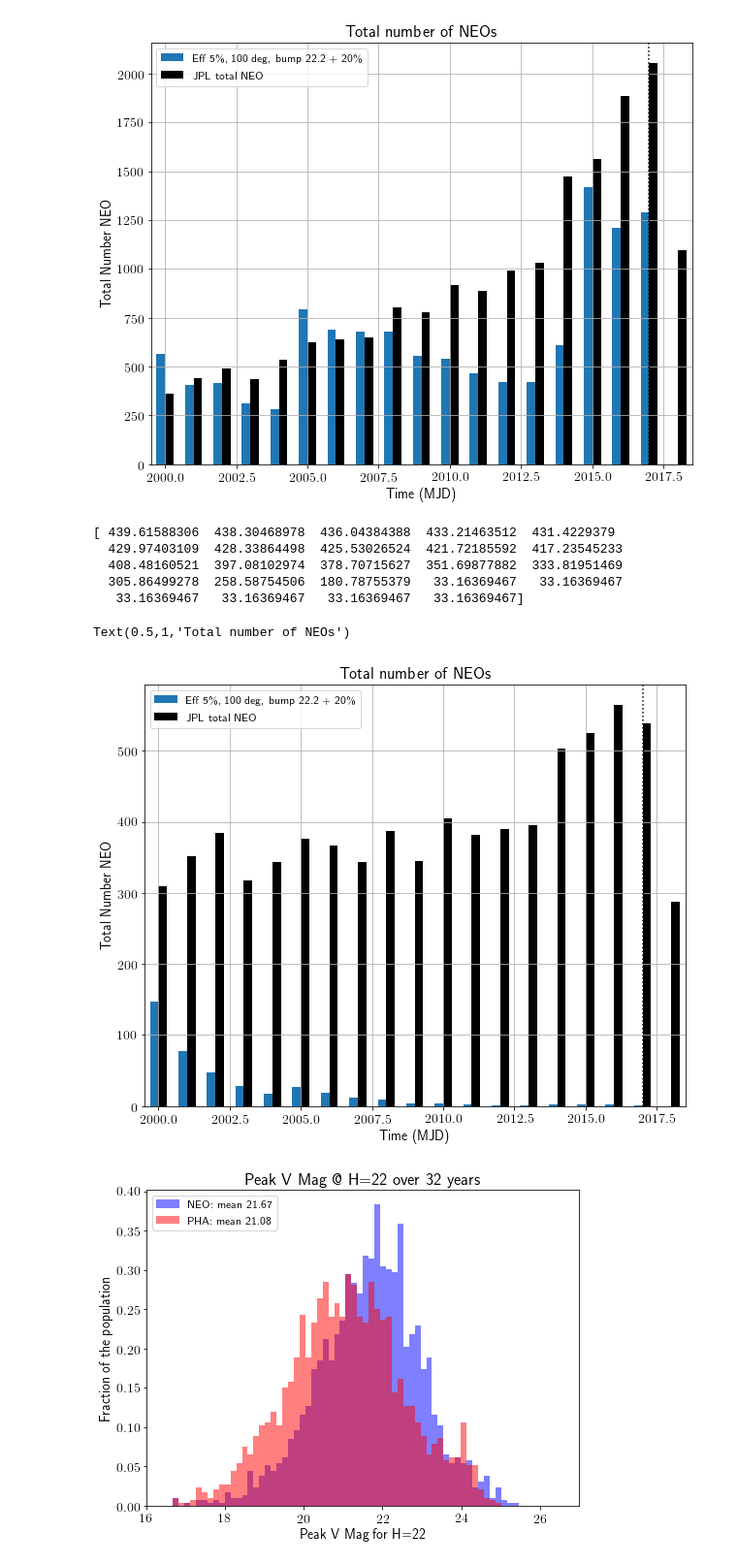
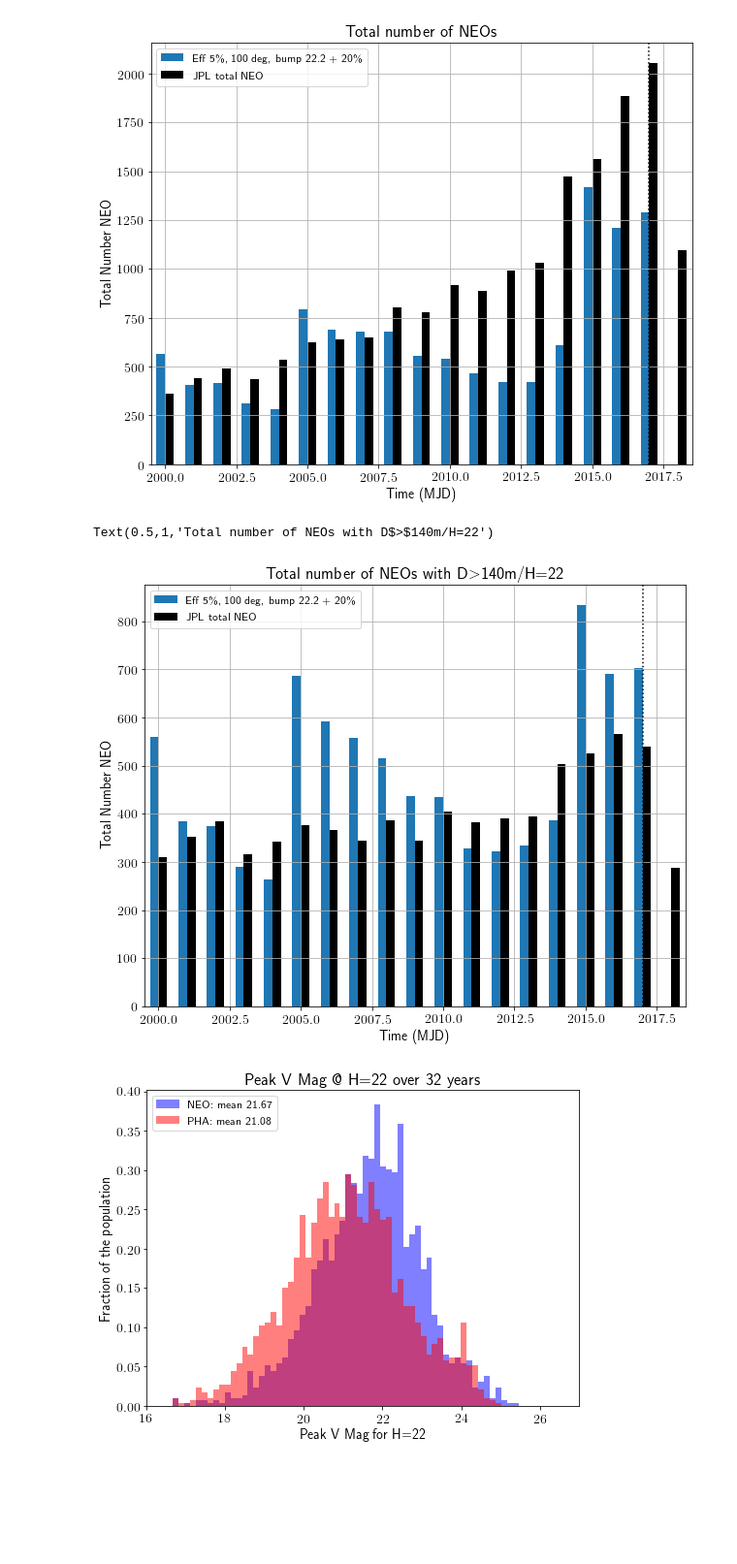
Before and after one commit to rhiannonlynne/notebooks, a Jupyter notebook: Bright Objects Discovery Boost.ipynb, the cells around one changed output. Shown at 97% size. Drawn from its saved outputs; the diff is of its cells as text; code cells hidden in the pictures; blank space fills up the shorter version.

```diff
--- a/Bright Objects Discovery Boost.ipynb
+++ b/Bright Objects Discovery Boost.ipynb
@@ -166,12 +166,14 @@ class MoTotalAtTimeMetric(metrics.BaseMoMetric):
         totalN_H = self.Ntotal * np.power(10., self.Hindex * (Hmid - self.MagRef))
         diffN_H = totalN_H[1:] - totalN_H[:-1]
         # To save metric value, should pick out single number .. for now ok.
-        summaryVal = np.empty((len(times), len(diffN_H)), dtype=[('name', np.str_, 20), ('value', float)])
+        summaryVal = np.empty((len(times), len(diffN_H)), dtype=[('name', np.str_, 20), ('value', float),
+                                                                 ('meta', float)])
         #summaryVal['value'] = totalFound
         for i, time in enumerate(self.times):
             totalFound = (diffN_H * extendedCompleteness[:,i]).cumsum()
             summaryVal['value'][i] = totalFound
             summaryVal['name'][i] = 'Total @ %.2f' % (time)
+            summaryVal['meta'][i] = extendedHvals
         return summaryVal
 # %%
 times = np.arange(51544, 65055+15, 30)
@@ -296,8 +295,9 @@ plt.rc('font', size=14)
 years = (times - 57023) / 365.25 + 2015
 kb = knownBundle['neo'][2]
 tot = np.zeros(len(times), float)
-Hidx = np.where(abs(Hrange - 22) == abs(Hrange - 22).min())[0]
-Hidx = -1
+Hidx = np.where(abs(kb.summaryValues['MoTotalAtTime'][0]['meta'] - 22) ==
+                abs(kb.summaryValues['MoTotalAtTime'][0]['meta'] - 22).min())[0]
+#Hidx = -1
 for i, t in enumerate(times):
     tot[i] = kb.summaryValues['MoTotalAtTime'][i]['value'][Hidx]
 plt.plot(years, tot, label=r'%s' % (bundleNum))
@@ -305,7 +305,7 @@ idx2016 = np.where(np.abs(times - 57388) == np.abs(times - 57388).min())
 idx2022 = np.where(np.abs(times - 59580) == np.abs(times - 59580).min())
 idx2032 = np.where(np.abs(times - 63232) == np.abs(times - 63232).min())
 print(tot[idx2016], tot[idx2022], tot[idx2032])
-plt.plot(dyrs, cneos_data.NEA, color='k', linestyle='--', label=r'JPL total NEO')
+plt.plot(dyrs, cneos_data.NEA140, color='k', linestyle='--', label=r'JPL total NEO')
 plt.xlim(2000, 2032)
 plt.xticks([2000, 2005, 2010, 2015, 2017, 2020, 2025, 2030, 2032])
 #plt.ylim(0, 0.5)
@@ -361,40 +361,34 @@ Text(0.5,1,'Total number of NEOs')
 # %%
 plt.figure(figsize=(10,8))
 plt.rc('text', usetex=True)
 plt.rc('font', size=14)
 years = (times - 57023) / 365.25 + 2015
 kb = knownBundle['neo'][2]
 tot = np.zeros(len(jpl_yearly.Year), float)
-Hidx = np.where(abs(Hrange - 22) == abs(Hrange - 22).min())[0]
+
 for i, yr in enumerate(jpl_yearly.Year):
     idx = np.where(np.abs(years - yr) == np.abs(years - yr).min())[0]
     tot[i] = kb.summaryValues['MoTotalAtTime']['value'][idx][0][Hidx]
 plt.bar(jpl_yearly.Year[1:]-0.15, tot[:-1] - tot[1:], width=0.3, label=r'%s' % (bundleNum))
-print(tot)
 #idx2016 = np.where(np.abs(times - 57388) == np.abs(times - 57388).min())
 #idx2022 = np.where(np.abs(times - 59580) == np.abs(times - 59580).min())
 #idx2032 = np.where(np.abs(times - 63232) == np.abs(times - 63232).min())
 #print(tot[idx2016], tot[idx2022], tot[idx2032])
 plt.bar(jpl_yearly.Year+0.15, jpl_yearly_140m.TOTAL, color='k', width=0.3, linestyle='--', label=r'JPL total NEO')
 plt.xlim(1999.5, 2018.5)
 #plt.xticks([2000, 2005, 2010, 2015, 2017, 2020, 2025, 2030, 2032])
 #plt.ylim(0, 200)
 plt.legend(loc='upper left', fancybox=True, fontsize='smaller', numpoints=1)
 plt.xlabel('Time (MJD)')
 plt.ylabel('Total Number NEO')
 plt.axvline(2017, color='k', linestyle=':')
 plt.axvline(2022, color='k', linestyle=':', alpha=0.5)
 #plt.axvline(2032, color='k', linestyle=':', alpha=0.5)
 plt.grid(True)
-plt.title('Total number of NEOs')
+plt.title('Total number of NEOs with D$>$140m/H=22')
 # %% [output]
-[ 439.61588306  438.30468978  436.04384388  433.21463512  431.4229379
-  429.97403109  428.33864498  425.53026524  421.72185592  417.23545233
-  408.48160521  397.08102974  378.70715627  351.69877882  333.81951469
-  305.86499278  258.58754506  180.78755379   33.16369467   33.16369467
-   33.16369467   33.16369467   33.16369467   33.16369467]
+Text(0.5,1,'Total number of NEOs with D$>$140m/H=22')
-Text(0.5,1,'Total number of NEOs')
-[figure, old version]
+[figure, new version]
 # %%
 # Just a plot to show why completeness different for neos vs phas
 Hidx = np.where(np.abs(Hrange-22) == np.abs(Hrange-22).min())[0]
```
Also changed, not shown: parts of 3 cells of this notebook.
